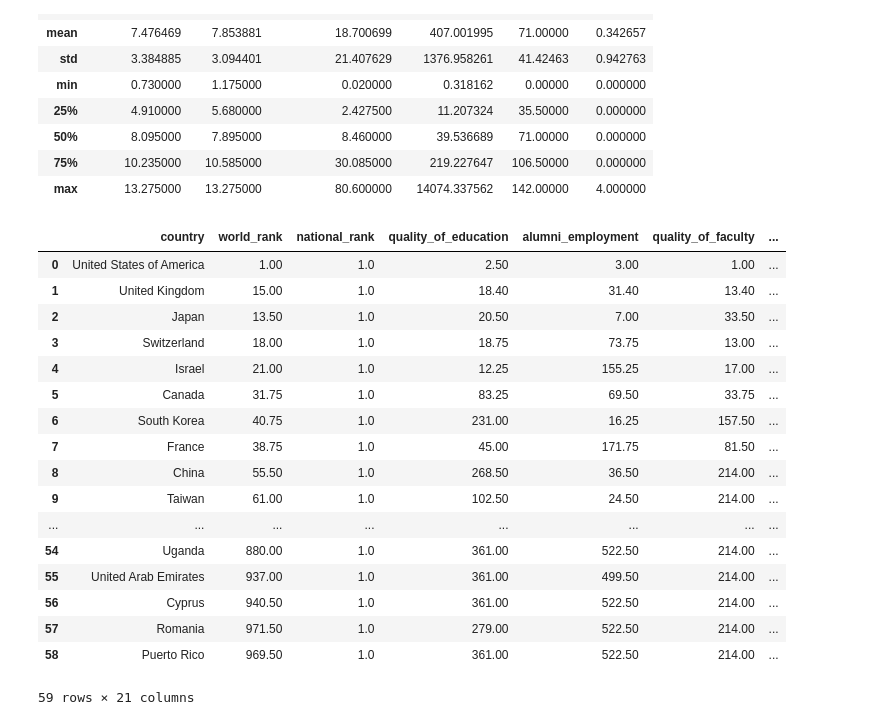
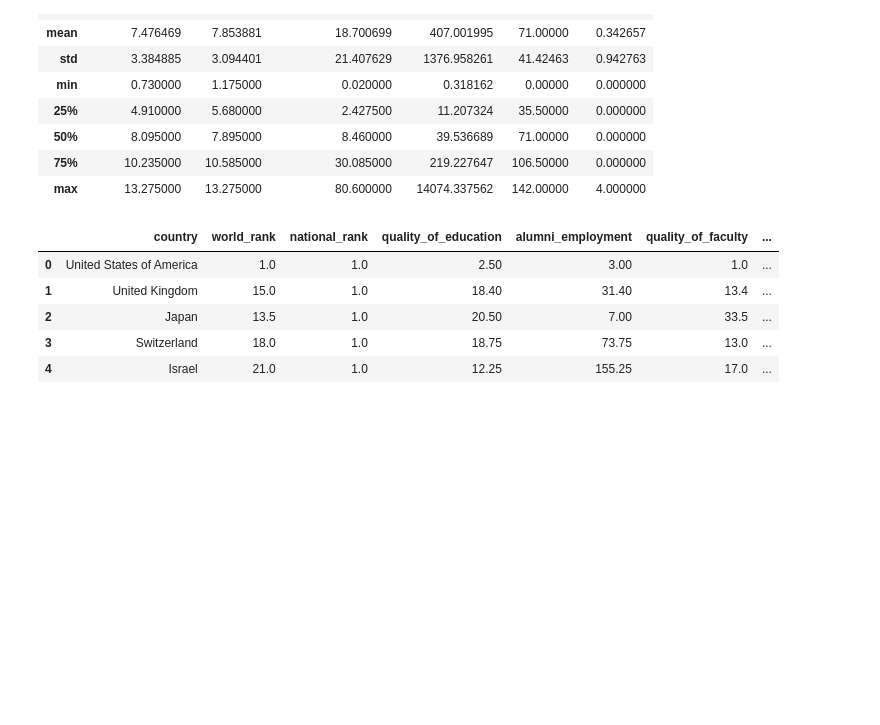
Before and after one commit to bluewallumich/Predicting-Educational-Outcomes, a Jupyter notebook: Milestone II Project v1.ipynb, the cells around one changed output. Saved outputs shown, nothing was run; the diff lists cells and outputs as text; code cells hidden in the pictures; blank space fills up the shorter version.

Commit message:
Drop unneeded columns

```diff
--- a/Milestone II Project v1.ipynb
+++ b/Milestone II Project v1.ipynb
@@ -395,23 +395,14 @@ modified_df_final.describe()
 h_ed_df.reset_index(inplace=True)
 # %%
 a_final_frame = pd.merge(h_ed_df,modified_df_final,how="left",on='country')
-a_final_frame
+a_final_frame = a_final_frame.drop(['Country Code', 'Indicator Name', 'Indicator Code'], axis=1)
+
+
+a_final_frame.head()
 # %% [output]
 |  | country | world_rank | national_rank | quality_of_education | alumni_employment | quality_of_faculty | ... |
-| 0 | United States of America | 1.00 | 1.0 | 2.50 | 3.00 | 1.00 | ... |
-| 1 | United Kingdom | 15.00 | 1.0 | 18.40 | 31.40 | 13.40 | ... |
-| 2 | Japan | 13.50 | 1.0 | 20.50 | 7.00 | 33.50 | ... |
-| 3 | Switzerland | 18.00 | 1.0 | 18.75 | 73.75 | 13.00 | ... |
-| 4 | Israel | 21.00 | 1.0 | 12.25 | 155.25 | 17.00 | ... |
-| 5 | Canada | 31.75 | 1.0 | 83.25 | 69.50 | 33.75 | ... |
-| 6 | South Korea | 40.75 | 1.0 | 231.00 | 16.25 | 157.50 | ... |
-| 7 | France | 38.75 | 1.0 | 45.00 | 171.75 | 81.50 | ... |
-| 8 | China | 55.50 | 1.0 | 268.50 | 36.50 | 214.00 | ... |
-| 9 | Taiwan | 61.00 | 1.0 | 102.50 | 24.50 | 214.00 | ... |
-| ... | ... | ... | ... | ... | ... | ... | ... |
-| 54 | Uganda | 880.00 | 1.0 | 361.00 | 522.50 | 214.00 | ... |
-| 55 | United Arab Emirates | 937.00 | 1.0 | 361.00 | 499.50 | 214.00 | ... |
-| 56 | Cyprus | 940.50 | 1.0 | 361.00 | 522.50 | 214.00 | ... |
-| 57 | Romania | 971.50 | 1.0 | 279.00 | 522.50 | 214.00 | ... |
-| 58 | Puerto Rico | 969.50 | 1.0 | 361.00 | 522.50 | 214.00 | ... |
+| 0 | United States of America | 1.0 | 1.0 | 2.50 | 3.00 | 1.0 | ... |
+| 1 | United Kingdom | 15.0 | 1.0 | 18.40 | 31.40 | 13.4 | ... |
+| 2 | Japan | 13.5 | 1.0 | 20.50 | 7.00 | 33.5 | ... |
+| 3 | Switzerland | 18.0 | 1.0 | 18.75 | 73.75 | 13.0 | ... |
+| 4 | Israel | 21.0 | 1.0 | 12.25 | 155.25 | 17.0 | ... |
-59 rows × 21 columns
```
